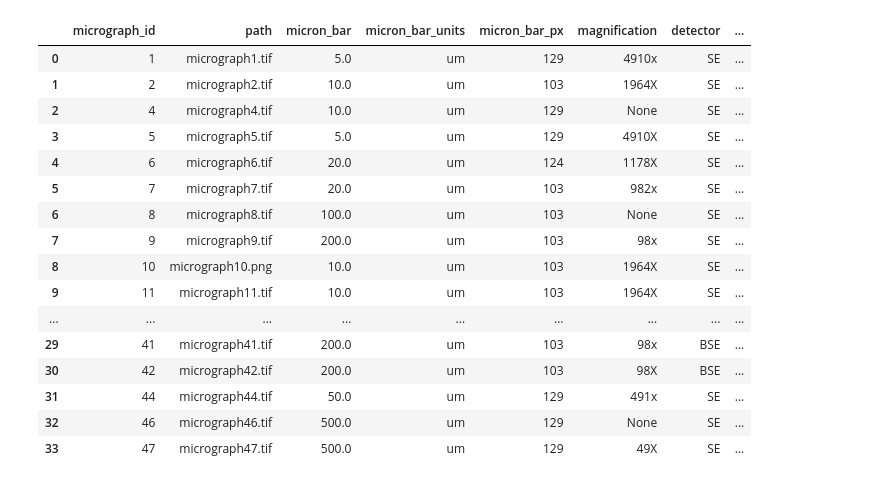
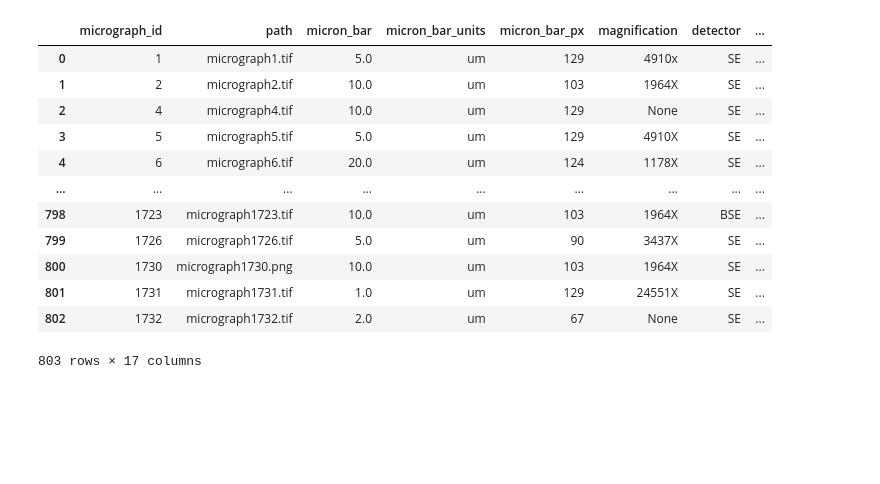
Before and after one commit to RobertGWolf/TDI-CapstoneProject, a Jupyter notebook: TDI-CapstoneProject.ipynb, the cells around one changed output. Drawn from its saved outputs; the diff is of its cells as text; code cells hidden in the pictures; blank space fills up the shorter version.

```diff
--- a/TDI-CapstoneProject.ipynb
+++ b/TDI-CapstoneProject.ipynb
@@ -52,50 +53,31 @@ LIMIT 100;
 # %%
-micro = """
+#### JOINS the micrograph table to the sample data table
+
+
+micrographs = """
 
 SELECT *
-FROM micrograph
-LIMIT 100;
-
-"""
-
-sample = """
-
-SELECT *
-FROM sample
-LIMIT 100;
-
-"""
-
-m_s = """
-
-SELECT *
-FROM micrograph JOIN sample ON sample_id = micrograph_id
+FROM micrograph JOIN sample ON sample_id = sample_key
 
 
 """
 # %%
-micro_pd = pd.read_sql_query(micro, conn)
-
-sample_pd = pd.read_sql_query(sample, conn)
-
-m_s_pd =pd.read_sql_query(m_s, conn)
+###  This is the main dataframe
+micrographs_df =pd.read_sql_query(micrographs, conn)
 # %%
-m_s_pd
+
+micrographs_df
 # %% [output]
 |  | micrograph_id | path | micron_bar | micron_bar_units | micron_bar_px | magnification | detector | ... |
 | 0 | 1 | micrograph1.tif | 5.0 | um | 129 | 4910x | SE | ... |
 | 1 | 2 | micrograph2.tif | 10.0 | um | 103 | 1964X | SE | ... |
 | 2 | 4 | micrograph4.tif | 10.0 | um | 129 | None | SE | ... |
 | 3 | 5 | micrograph5.tif | 5.0 | um | 129 | 4910X | SE | ... |
 | 4 | 6 | micrograph6.tif | 20.0 | um | 124 | 1178X | SE | ... |
-| 5 | 7 | micrograph7.tif | 20.0 | um | 103 | 982x | SE | ... |
-| 6 | 8 | micrograph8.tif | 100.0 | um | 103 | None | SE | ... |
-| 7 | 9 | micrograph9.tif | 200.0 | um | 103 | 98x | SE | ... |
-| 8 | 10 | micrograph10.png | 10.0 | um | 103 | 1964X | SE | ... |
-| 9 | 11 | micrograph11.tif | 10.0 | um | 103 | 1964X | SE | ... |
 | ... | ... | ... | ... | ... | ... | ... | ... | ... |
-| 29 | 41 | micrograph41.tif | 200.0 | um | 103 | 98x | BSE | ... |
-| 30 | 42 | micrograph42.tif | 200.0 | um | 103 | 98X | BSE | ... |
-| 31 | 44 | micrograph44.tif | 50.0 | um | 129 | 491x | SE | ... |
-| 32 | 46 | micrograph46.tif | 500.0 | um | 129 | None | SE | ... |
-| 33 | 47 | micrograph47.tif | 500.0 | um | 129 | 49X | SE | ... |
+| 798 | 1723 | micrograph1723.tif | 10.0 | um | 103 | 1964X | BSE | ... |
+| 799 | 1726 | micrograph1726.tif | 5.0 | um | 90 | 3437X | SE | ... |
+| 800 | 1730 | micrograph1730.png | 10.0 | um | 103 | 1964X | SE | ... |
+| 801 | 1731 | micrograph1731.tif | 1.0 | um | 129 | 24551X | SE | ... |
+| 802 | 1732 | micrograph1732.tif | 2.0 | um | 67 | None | SE | ... |
+803 rows × 17 columns
```
Also changed, not shown: parts of 81 cells of this notebook.
